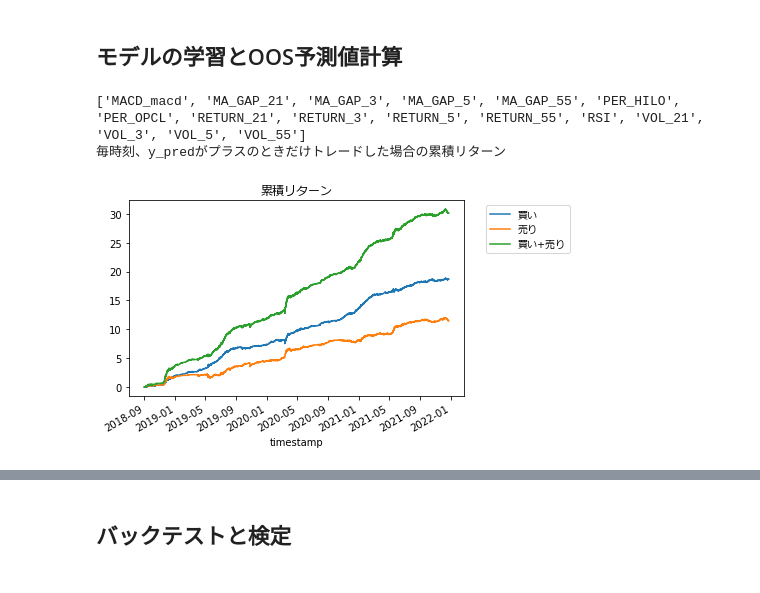
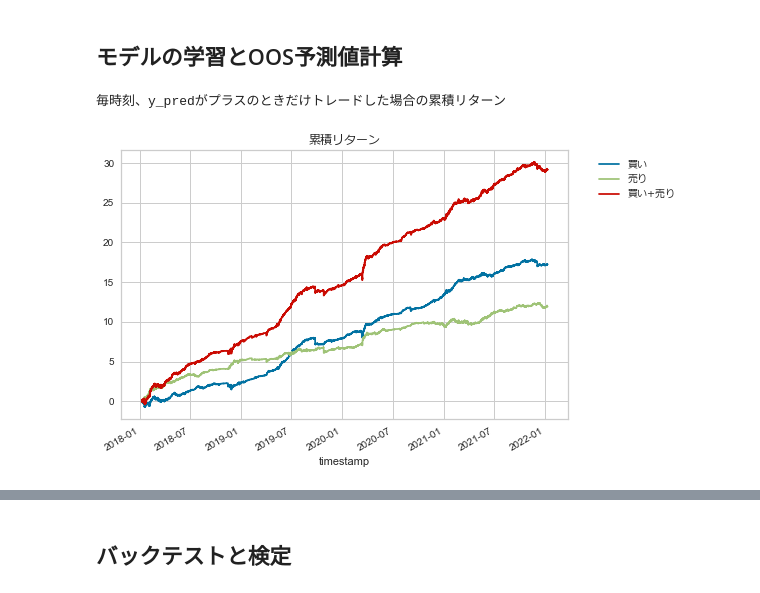
Before and after one commit to yydevelop/bot, a Jupyter notebook: bitflyerbot/tutorial-bitflyer.ipynb, the cells around one changed output, grey strips where cells are left out. Drawn from its saved outputs; the diff is of its cells as text; code cells hidden in the pictures.

```diff
--- a/bitflyerbot/tutorial-bitflyer.ipynb
+++ b/bitflyerbot/tutorial-bitflyer.ipynb
@@ -255,7 +234,7 @@ df.to_pickle('df_bf_fx_features.pkl')
 ## 学習に使う特徴量の定義
 # %%
 features = sorted([
-    #  'ADX',
+#      'ADX',
 #     'ADXR',
 #     'APO',
 #     'AROON_aroondown',
@@ -269,7 +248,7 @@ features = sorted([
 #     'MFI',
 # #     'MINUS_DI',
 # #     'MINUS_DM',
-    # 'MOM',
+#     'MOM',
 # #     'PLUS_DI',
 # #     'PLUS_DM',
 #     'RSI',
@@ -305,22 +284,25 @@ features = sorted([
 #     'TEMA',
 #     'TRIMA',
 #     'WMA',
-    'MACD_macd',
-    'RSI',
+    # 'MACD_macd',
+    # 'RSI',
+    # 'ATR',
+    # 'volume',
     'VOL_3',
     'RETURN_3',
     'MA_GAP_3',
     'VOL_5',
     'RETURN_5',
     'MA_GAP_5',
-    'VOL_21',
-    'RETURN_21',
-    'MA_GAP_21',
-    'VOL_55',
-    'RETURN_55',
-    'MA_GAP_55',
+    # 'VOL_21',
+    # 'RETURN_21',
+    # 'MA_GAP_21',
+    # 'VOL_55',
+    # 'RETURN_55',
+    # 'MA_GAP_55',
     'PER_OPCL',
     'PER_HILO',
+    'CL_LOG',
 ])
 
 print(features)
@@ -451,9 +433,8 @@ df = df.dropna()
 model = lgb.LGBMRegressor(n_jobs=-1, random_state=1)
 
 # アンサンブル (コメントアウトを外して性能を比較してみてください)
-model = BaggingRegressor(model, random_state=1, n_jobs=1)
+#model = BaggingRegressor(model, random_state=1, n_jobs=1)
 
-print(features)
 
 # 本番用モデルの学習 (このチュートリアルでは使わない)
 # 実稼働する用のモデルはデータ全体で学習させると良い
@@ -463,35 +444,34 @@ model.fit(df[features], df['y_sell'])
 joblib.dump(model, './model/model_y_sell_bffx.xz', compress=True)
 
 # 通常のCV
-#cv_indicies = list(KFold().split(df))
+cv_indicies = list(KFold().split(df))
 # ウォークフォワード法
-cv_indicies = list(TimeSeriesSplit().split(df))
+# cv_indicies = list(TimeSeriesSplit().split(df))
 
 # OOS予測値を計算
 def my_cross_val_predict(estimator, X, y=None, cv=None):
     y_pred = y.copy()
     y_pred[:] = np.nan
     for train_idx, val_idx in cv:
         estimator.fit(X[train_idx], y[train_idx])
         y_pred[val_idx] = estimator.predict(X[val_idx])
     return y_pred
 
 df['y_pred_buy'] = my_cross_val_predict(model, df[features].values, df['y_buy'].values, cv=cv_indicies)
 df['y_pred_sell'] = my_cross_val_predict(model, df[features].values, df['y_sell'].values, cv=cv_indicies)
 
 # 予測値が無い(nan)行をドロップ
 df = df.dropna()
 
 print('毎時刻、y_predがプラスのときだけトレードした場合の累積リターン')
 df[df['y_pred_buy'] > 0]['y_buy'].cumsum().plot(label='買い')
 df[df['y_pred_sell'] > 0]['y_sell'].cumsum().plot(label='売り')
 (df['y_buy'] * (df['y_pred_buy'] > 0) + df['y_sell'] * (df['y_pred_sell'] > 0)).cumsum().plot(label='買い+売り')
 plt.title('累積リターン',fontname="Meiryo")
 plt.legend(bbox_to_anchor=(1.05, 1), prop={"family":"Meiryo"})
 plt.show()
 
 df.to_pickle('df_bf_fx_fit.pkl')
 # %% [output]
-['MACD_macd', 'MA_GAP_21', 'MA_GAP_3', 'MA_GAP_5', 'MA_GAP_55', 'PER_HILO', 'PER_OPCL', 'RETURN_21', 'RETURN_3', 'RETURN_5', 'RETURN_55', 'RSI', 'VOL_21', 'VOL_3', 'VOL_5', 'VOL_55']
 毎時刻、y_predがプラスのときだけトレードした場合の累積リターン
-[figure, old version]
+[figure, new version]
```
Also changed, not shown: parts of 13 cells of this notebook, 6 other files.
